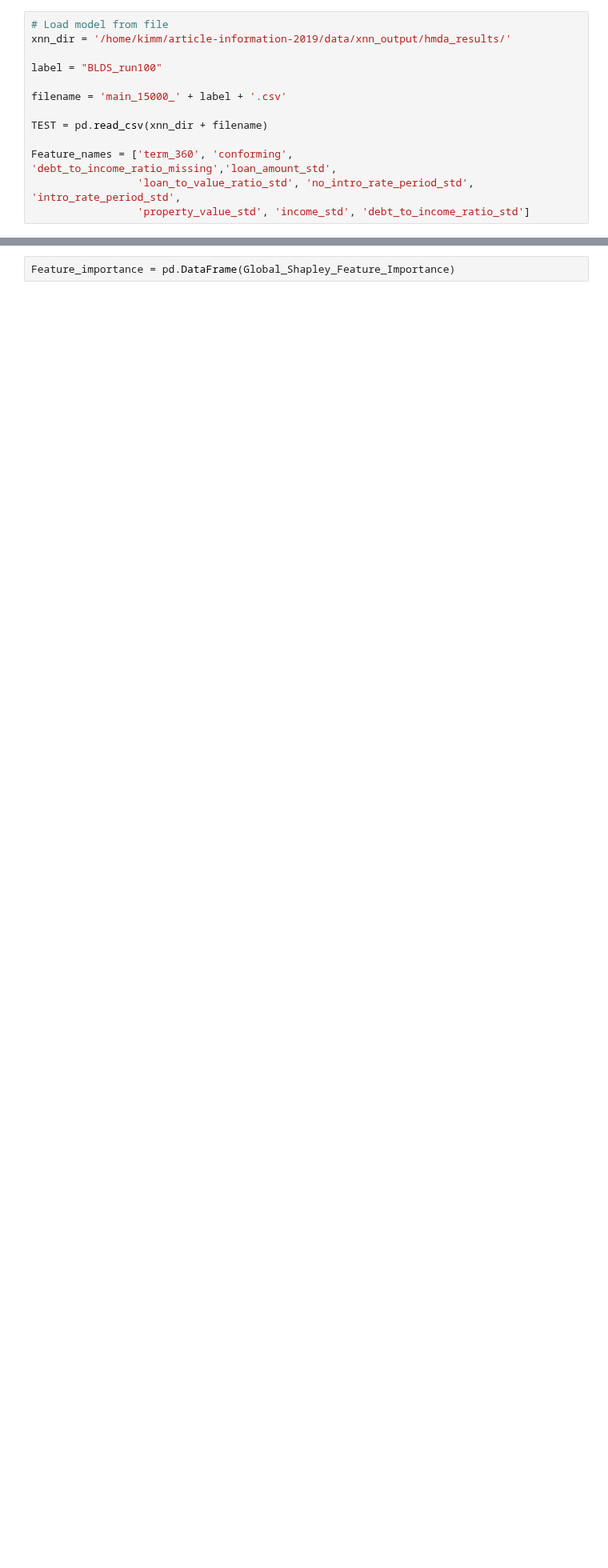
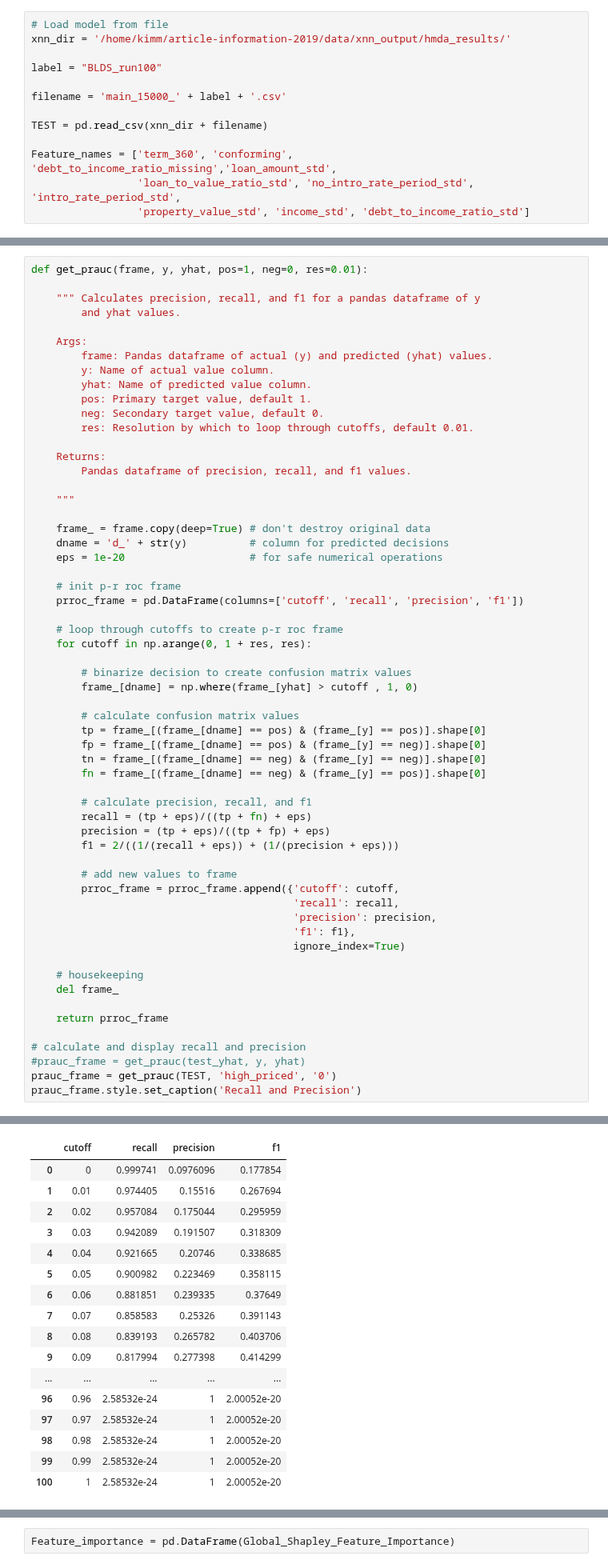
Before and after one commit to h2oai/article-information-2019, a Jupyter notebook: notebooks/xnn_analysis_hmda_from_files.ipynb, the cells around one changed output, grey strips where cells are left out. Shown at 80% size. Cells and saved outputs as stored; diff of their text form; blank space fills up the shorter version.

```diff
--- a/notebooks/xnn_analysis_hmda_from_files.ipynb
+++ b/notebooks/xnn_analysis_hmda_from_files.ipynb
@@ -21,0 +33,60 @@ Feature_names = ['term_360', 'conforming', 'debt_to_income_ratio_missing','loan_
+# %%
+def get_prauc(frame, y, yhat, pos=1, neg=0, res=0.01):
+
+    """ Calculates precision, recall, and f1 for a pandas dataframe of y
+        and yhat values.
+
+    Args:
+        frame: Pandas dataframe of actual (y) and predicted (yhat) values.
+        y: Name of actual value column.
+        yhat: Name of predicted value column.
+        pos: Primary target value, default 1.
+        neg: Secondary target value, default 0.
+        res: Resolution by which to loop through cutoffs, default 0.01.
+
+    Returns:
+        Pandas dataframe of precision, recall, and f1 values.
+
+    """
+
+    frame_ = frame.copy(deep=True) # don't destroy original data
+    dname = 'd_' + str(y)          # column for predicted decisions
+    eps = 1e-20                    # for safe numerical operations
+
+    # init p-r roc frame
+    prroc_frame = pd.DataFrame(columns=['cutoff', 'recall', 'precision', 'f1'])
+
+    # loop through cutoffs to create p-r roc frame
+    for cutoff in np.arange(0, 1 + res, res):
+
+        # binarize decision to create confusion matrix values
+        frame_[dname] = np.where(frame_[yhat] > cutoff , 1, 0)
+
+        # calculate confusion matrix values
+        tp = frame_[(frame_[dname] == pos) & (frame_[y] == pos)].shape[0]
+        fp = frame_[(frame_[dname] == pos) & (frame_[y] == neg)].shape[0]
+        tn = frame_[(frame_[dname] == neg) & (frame_[y] == neg)].shape[0]
+        fn = frame_[(frame_[dname] == neg) & (frame_[y] == pos)].shape[0]
+
+        # calculate precision, recall, and f1
+        recall = (tp + eps)/((tp + fn) + eps)
+        precision = (tp + eps)/((tp + fp) + eps)
+        f1 = 2/((1/(recall + eps)) + (1/(precision + eps)))
+
+        # add new values to frame
+        prroc_frame = prroc_frame.append({'cutoff': cutoff,
+                                          'recall': recall,
+                                          'precision': precision,
+                                          'f1': f1},
+                                          ignore_index=True)
+
+    # housekeeping
+    del frame_
+
+    return prroc_frame
+
+# calculate and display recall and precision
+#prauc_frame = get_prauc(test_yhat, y, yhat)
+prauc_frame = get_prauc(TEST, 'high_priced', '0')
+prauc_frame.style.set_caption('Recall and Precision')
+# %% [output]
@@ -21,0 +94,17 @@ Feature_names = ['term_360', 'conforming', 'debt_to_income_ratio_missing','loan_
+|  | cutoff | recall | precision | f1 |
+| 0 | 0 | 0.999741 | 0.0976096 | 0.177854 |
+| 1 | 0.01 | 0.974405 | 0.15516 | 0.267694 |
+| 2 | 0.02 | 0.957084 | 0.175044 | 0.295959 |
+| 3 | 0.03 | 0.942089 | 0.191507 | 0.318309 |
+| 4 | 0.04 | 0.921665 | 0.20746 | 0.338685 |
+| 5 | 0.05 | 0.900982 | 0.223469 | 0.358115 |
+| 6 | 0.06 | 0.881851 | 0.239335 | 0.37649 |
+| 7 | 0.07 | 0.858583 | 0.25326 | 0.391143 |
+| 8 | 0.08 | 0.839193 | 0.265782 | 0.403706 |
+| 9 | 0.09 | 0.817994 | 0.277398 | 0.414299 |
+| ... | ... | ... | ... | ... |
+| 96 | 0.96 | 2.58532e-24 | 1 | 2.00052e-20 |
+| 97 | 0.97 | 2.58532e-24 | 1 | 2.00052e-20 |
+| 98 | 0.98 | 2.58532e-24 | 1 | 2.00052e-20 |
+| 99 | 0.99 | 2.58532e-24 | 1 | 2.00052e-20 |
+| 100 | 1 | 2.58532e-24 | 1 | 2.00052e-20 |
```
Also changed, not shown: parts of 4 cells of this notebook.
